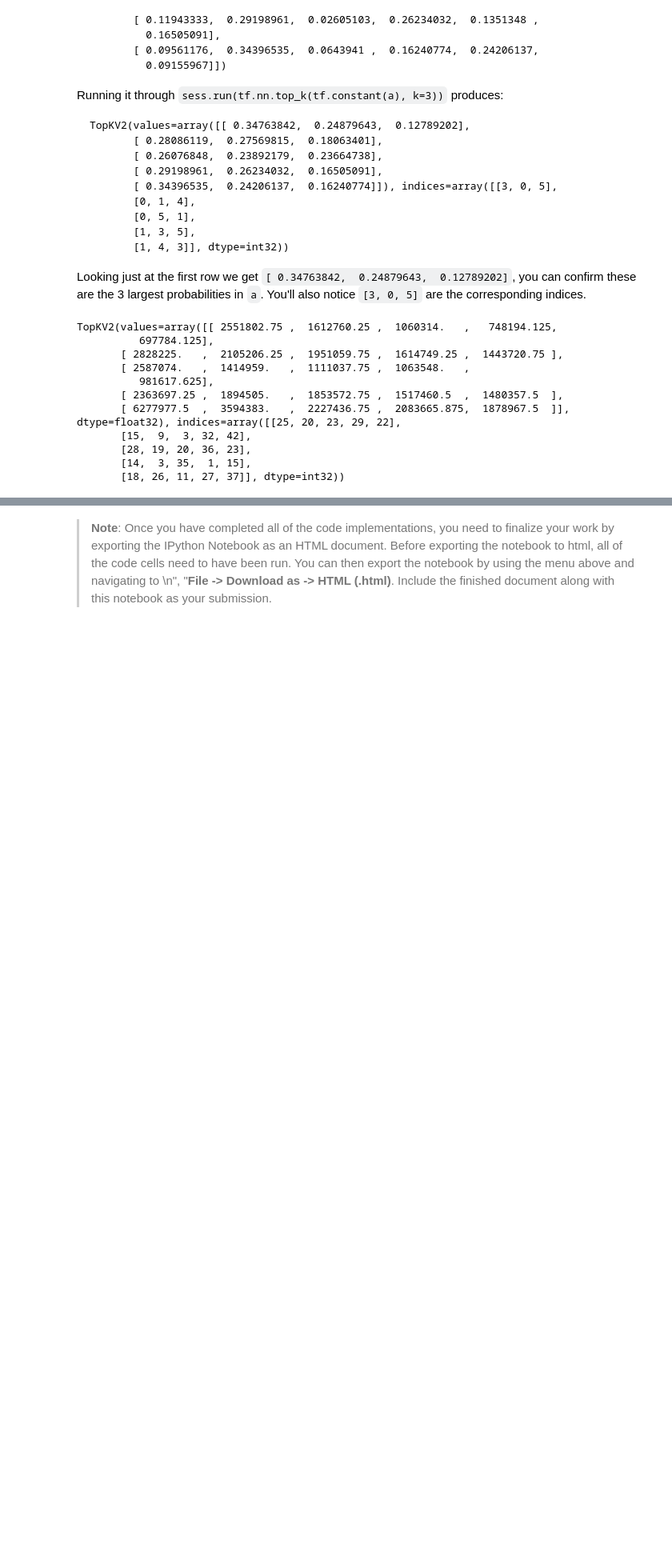
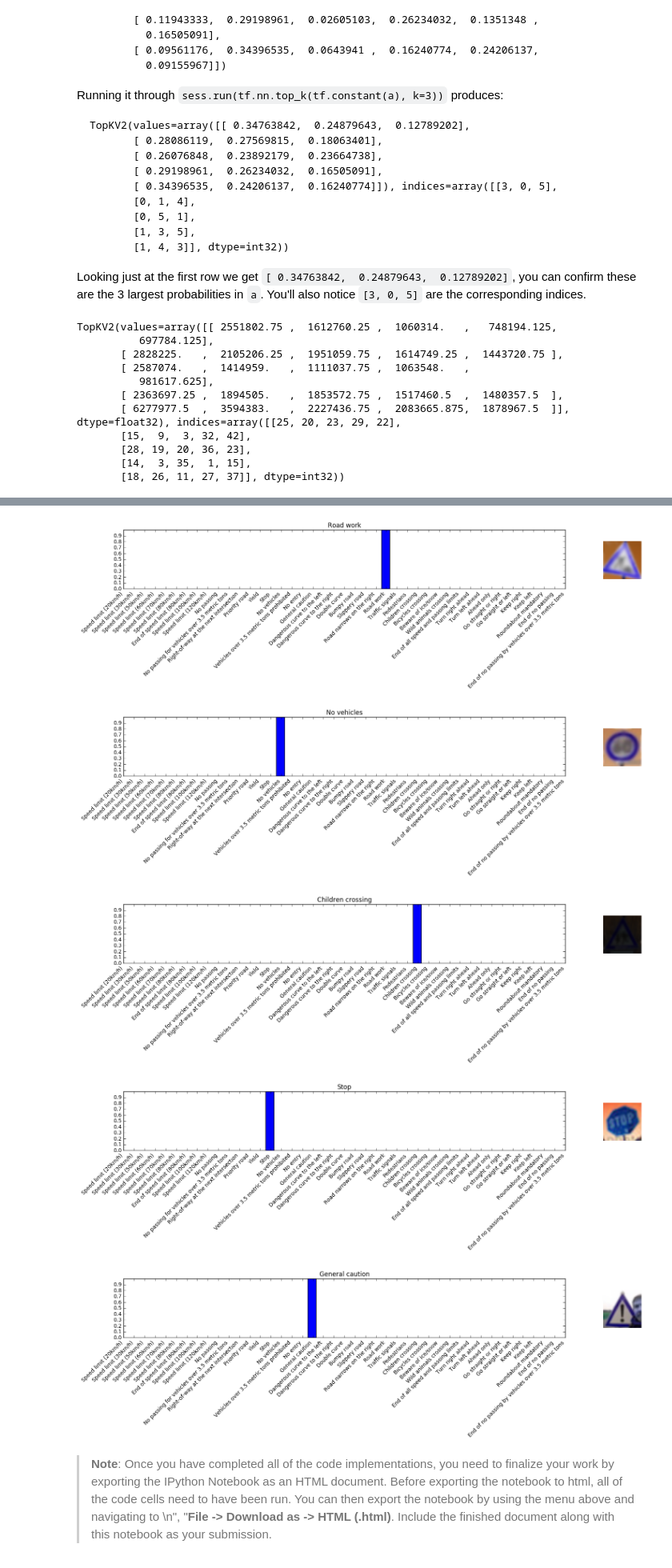
Before and after one commit to wsix/CarND-Traffic-Sign-Classifier, a Jupyter notebook: Traffic_Sign_Classifier.ipynb, the cells around one changed output, grey strips where cells are left out. Shown at 80% size. Drawn from its saved outputs; the diff is of its cells as text; code cells hidden in the pictures; blank space fills up the shorter version.

```diff
--- a/Traffic_Sign_Classifier.ipynb
+++ b/Traffic_Sign_Classifier.ipynb
@@ -583,6 +583,4 @@ TopKV2(values=array([[ 2551802.75 ,  1612760.25 ,  1060314.   ,   748194.125,
 ### Print out the top five softmax probabilities for the predictions on the German traffic sign images found on the web.
 ### Feel free to use as many code cells as needed.
 with sess.as_default():
-    top_5_probablities = sess.run(tf.nn.top_k(softmax_probabilities, k=5))
-
-print(top_5_probablities)
+    top_probablities = sess.run(tf.nn.top_k(softmax_probabilities))
@@ -598,0 +591,11 @@ TopKV2(values=array([[ 1.,  0.,  0.,  0.,  0.],
+# %%
+import pandas as pd
+
+def get_label_map(filename, questnums):
+    label_df = pd.read_csv(filename)
+    label_map = []
+    for questnum in questnums:
+        label_map.extend(label_df[label_df['ClassId']==questnum].SignName.get_values())
+    return label_map
+
+top_labels = [get_label_map('signnames.csv', index) for index in top_probablities.indices]
@@ -599,3 +610,23 @@ TopKV2(values=array([[ 1.,  0.,  0.,  0.,  0.],
+# %%
+for  i, (labels, probs, candidate) in enumerate(zip(top_probablities.indices,top_probablities.values, testdata)):
+    fig = plt.figure(figsize=(15,2))
+    plt.bar(labels, probs)
+    plt.title(top_labels[i][0])
+    height = candidate.shape[0]
+    plt.xticks(np.arange(.5, 43.5, 1.), get_label_map('signnames.csv', np.unique(y_train)), ha='right', rotation=45)
+    plt.yticks(np.arange(0., 1., .1), np.arange(0., 1., .1))
+
+    ax = plt.axes([.75, .25, .5, .5], frameon=True)
+    ax.imshow(candidate)
+    ax.axis('off')
+
+plt.show()
+# %% [output]
+[figure, added]
+[figure, added]
+[figure, added]
+[figure, added]
+[figure, added]
 # %% [markdown]
 > **Note**: Once you have completed all of the code implementations, you need to finalize your work by exporting the IPython Notebook as an HTML document. Before exporting the notebook to html, all of the code cells need to have been run. You can then export the notebook by using the menu above and navigating to  \n",
     "**File -> Download as -> HTML (.html)**. Include the finished document along with this notebook as your submission.
```
Also changed, not shown: parts of 3 cells of this notebook, 1 other file.
